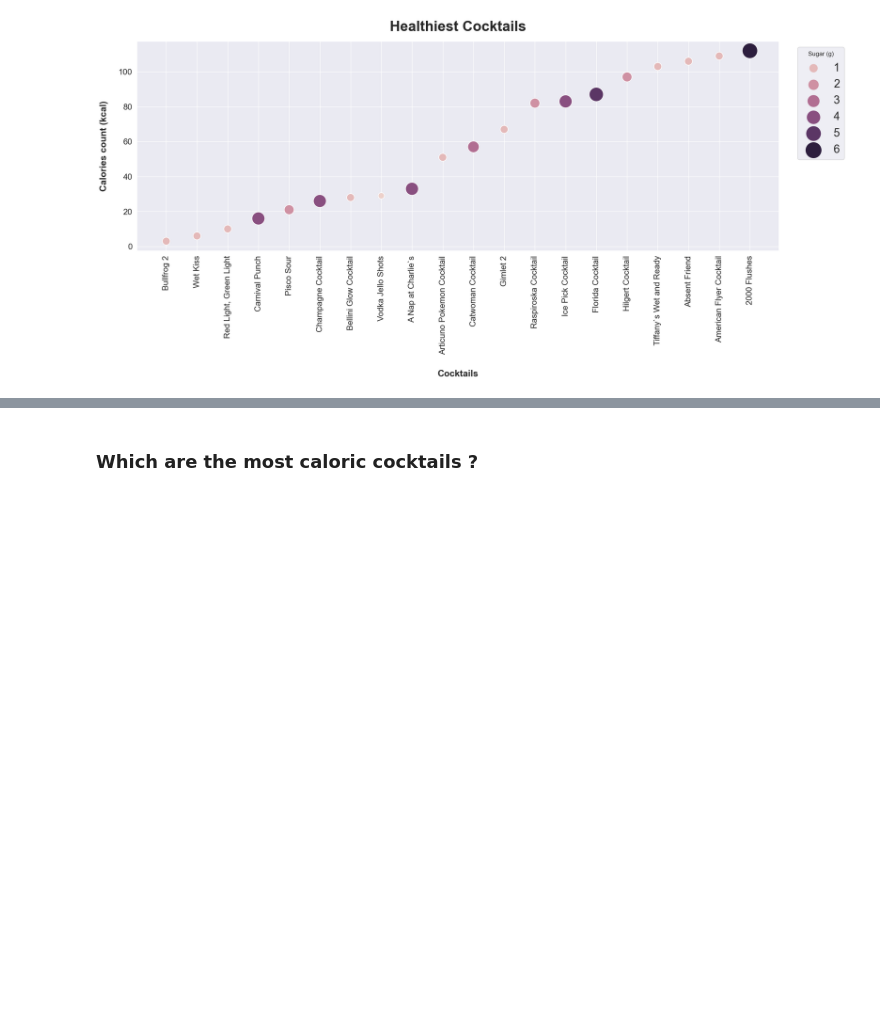
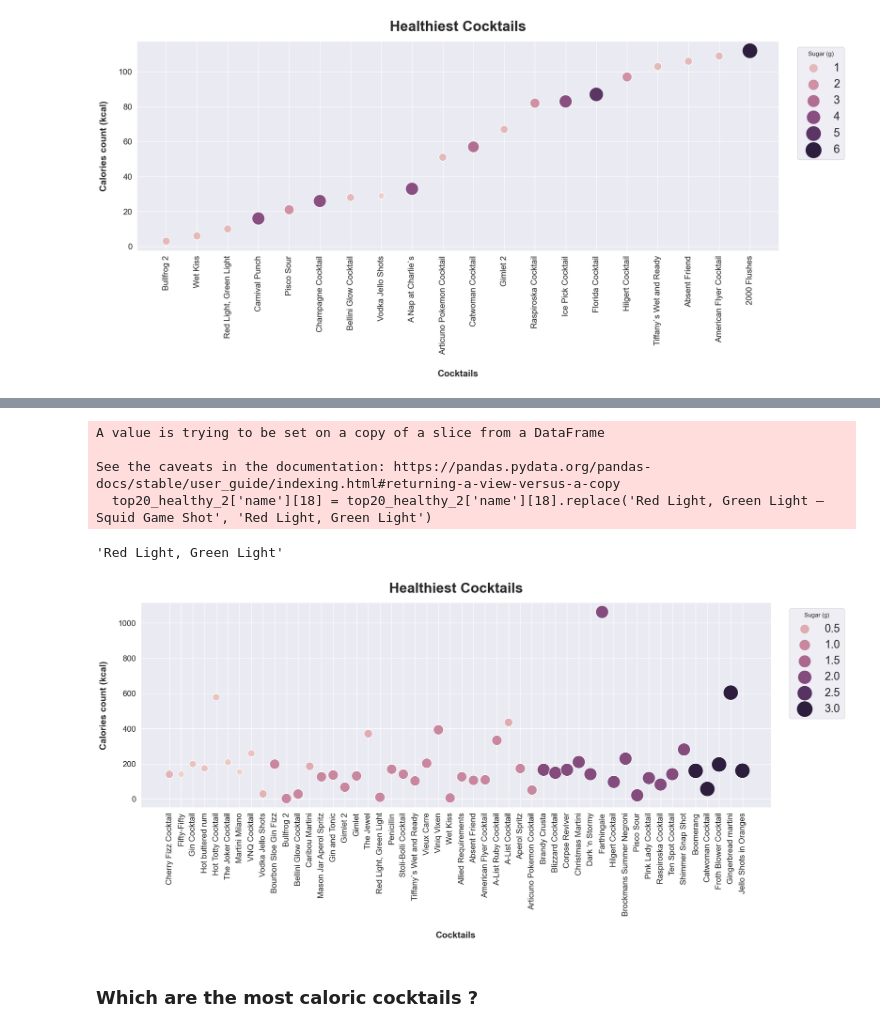
Before and after one commit to Lucien-Stephane-Ld/certification-project-DAFT410, a Jupyter notebook: data_visualization.ipynb, the cells around one changed output, grey strips where cells are left out. Saved outputs shown, nothing was run; the diff lists cells and outputs as text; code cells hidden in the pictures; blank space fills up the shorter version.

```diff
--- a/data_visualization.ipynb
+++ b/data_visualization.ipynb
@@ -10,3 +10,5 @@ cocktail_info = pd.read_csv('./CSVs/cocktail_info.csv', sep=',')
 ### Which are the healthiest cocktails (low sugar & low calories) ?
 # %%
 top20_healthy = pd.read_csv('./CSVs/top20_healthiest.csv', sep=',')
+# %%
+top20_healthy_2 = pd.read_csv('./CSVs/top20_healthiest_updated.csv', sep=',')
@@ -79,3 +97,6 @@ plt.legend(bbox_to_anchor=(1.02, 1), title='Sugar (g)', loc='upper left', fontsi
 plt.show()
 # %% [output]
 [figure]
+# %%
+top20_healthy_2['sugar'] = top20_healthy_2['sugar'].str.replace('g', '').astype(float)
+top20_healthy_2['calories'] = top20_healthy_2['calories'].str.replace('kcal', '').astype(float)
@@ -82,3 +123,37 @@ plt.show()
+# %%
+top20_healthy_2['name'][18] = top20_healthy_2['name'][18].replace('Red Light, Green Light – Squid Game Shot', 'Red Light, Green Light')
+# %% [output]
+A value is trying to be set on a copy of a slice from a DataFrame
+
+See the caveats in the documentation: https://pandas.pydata.org/pandas-docs/stable/user_guide/indexing.html#returning-a-view-versus-a-copy
+  top20_healthy_2['name'][18] = top20_healthy_2['name'][18].replace('Red Light, Green Light – Squid Game Shot', 'Red Light, Green Light')
+# %%
+top20_healthy_2['name'][18]
+# %% [output]
+'Red Light, Green Light'
+# %%
+#  WITH UPDATED DATA
+
+plt.style.use('fivethirtyeight')
+sns.set(rc={"figure.figsize":(20, 7)})
+
+data = top20_healthy_2[:50]
+
+chart_1 = sns.scatterplot(data=data, x="name", y="calories", hue="sugar", size='sugar', sizes=(150,900))
+chart_1.set_title('Healthiest Cocktails', fontdict={'size': 20, 'weight': 'bold'})
+
+plt.xticks(rotation=90, fontsize=16)
+plt.yticks(fontsize=16)
+plt.xlabel('Cocktails', fontsize=18, fontdict={'weight':'bold'}, labelpad=30);
+plt.ylabel('Calories count (kcal)', fontsize=18, fontdict={'weight':'bold'}, labelpad=20);
+
+plt.title('Healthiest Cocktails',fontsize=28, fontweight='bold', pad=20)
+
+plt.legend(bbox_to_anchor=(1.02, 1), title='Sugar (g)', loc='upper left', fontsize=22)
+
+plt.show()
+# %% [output]
+[figure, added]
 # %% [markdown]
 ### Which are the most caloric cocktails ?
 # %%
```
Also changed, not shown: parts of 2 cells of this notebook, 10 other files.
